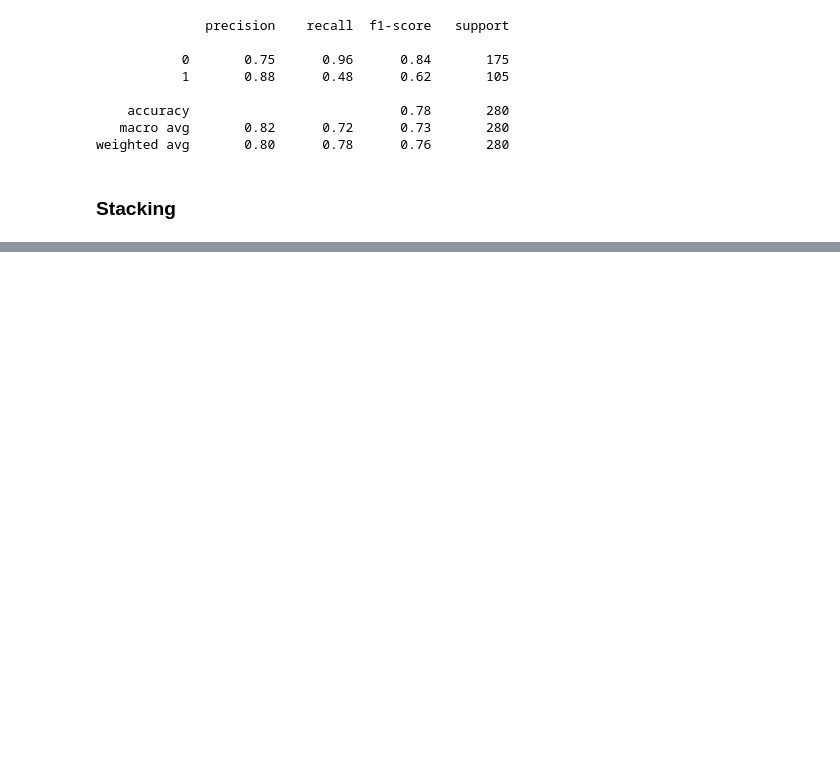
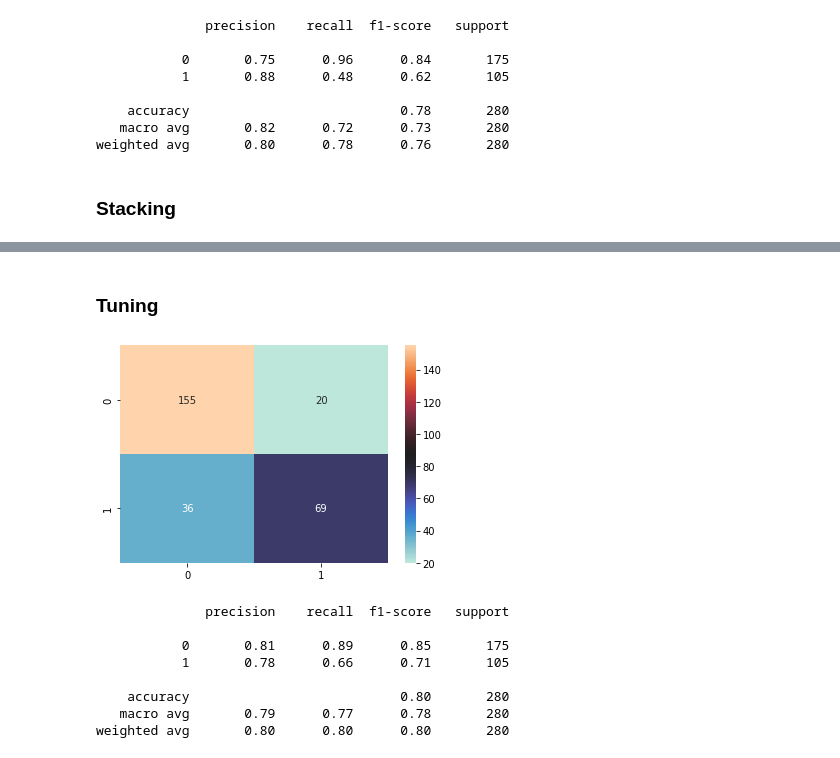
Before and after one commit to macedoti13/Election-Tweets-Sentiment-Analysis, a Jupyter notebook: dev.ipynb, the cells around one changed output, grey strips where cells are left out. Drawn from its saved outputs; the diff is of its cells as text; code cells hidden in the pictures; blank space fills up the shorter version.

```diff
--- a/dev.ipynb
+++ b/dev.ipynb
@@ -381,0 +382,26 @@ weighted avg       0.81      0.81      0.80       280
+# %% [markdown]
+### Tuning
+# %%
+X = df['tweet']
+y = df['sentiment']
+
+X_train, X_test, y_train, y_test = train_test_split(X, y, test_size=.25, random_state=42)
+# %%
+pipe = Pipeline([
+    ('tfidf', TfidfVectorizer(tokenizer=tokenize)),
+    ('mlp', MLPClassifier(hidden_layer_sizes=(300, 200, 100, 50), max_iter=500, activation='tanh', solver='adam'))
+])
+
+pipe.fit(X_train, y_train)
+y_pred = pipe.predict(X_test)
+plot_results(y_test, y_pred)
+# %% [output]
+[figure, added]
+              precision    recall  f1-score   support
+
+           0       0.81      0.89      0.85       175
+           1       0.78      0.66      0.71       105
+
+    accuracy                           0.80       280
+   macro avg       0.79      0.77      0.78       280
+weighted avg       0.80      0.80      0.80       280
```
Also changed, not shown: parts of 5 cells of this notebook.
